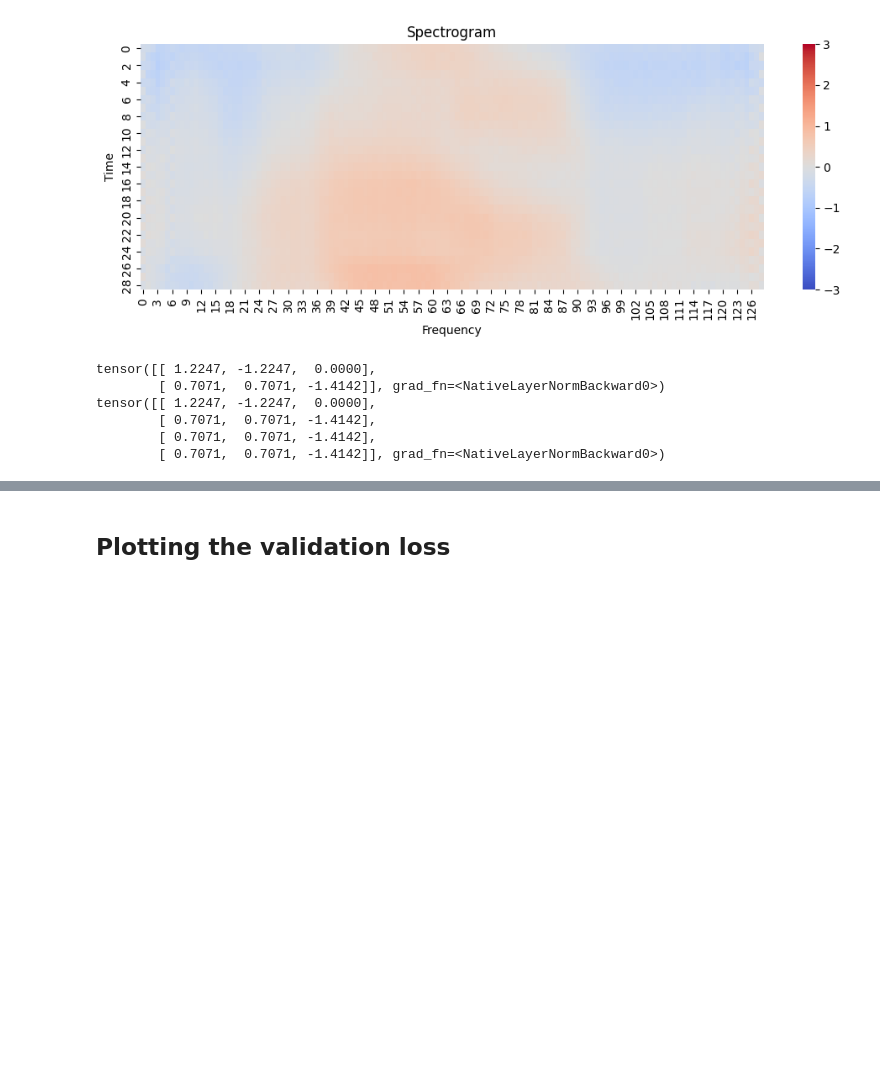
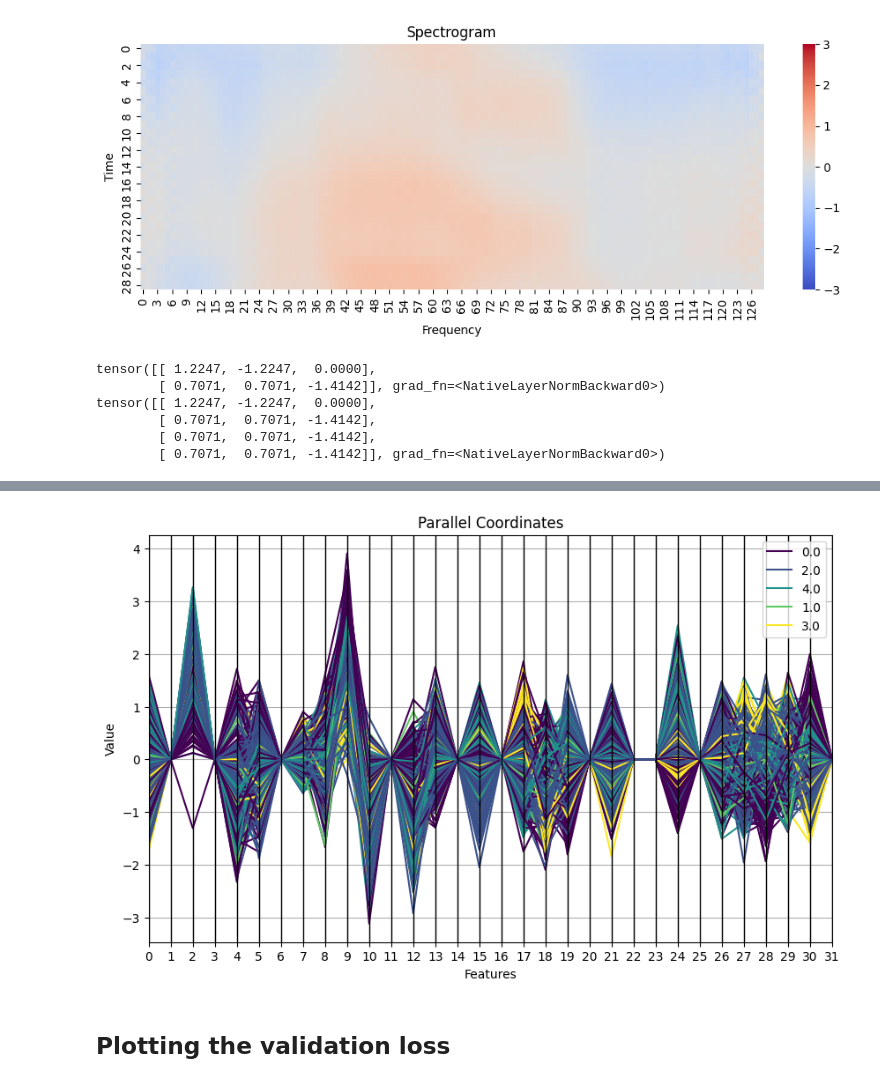
Before and after one commit to MatteoManni99/physioex, a Jupyter notebook: examples/autoencoder_experiments.ipynb, the cells around one changed output, grey strips where cells are left out. Saved outputs shown, nothing was run; the diff lists cells and outputs as text; code cells hidden in the pictures; blank space fills up the shorter version.

```diff
--- a/examples/autoencoder_experiments.ipynb
+++ b/examples/autoencoder_experiments.ipynb
@@ -542,3 +849,33 @@ plt.show()
+# %%
+from pandas.plotting import parallel_coordinates
+
+data = embeddings_array_ref
+colors = labels_array_ref
+percentage = 0.0005
+
+# pca = PCA(n_components=3)
+# pca_result = pca.fit_transform(data)
+
+if (percentage<1):
+        num_elements = int(len(data) * percentage)
+        random_indices = np.random.choice(len(data), num_elements, replace=False)
+
+        # Create new sampled arrays
+        data = embeddings_array_ref[random_indices]
+        colors = colors[random_indices]
+
+df = pd.DataFrame(data[:,:])
+df['phase'] = colors
+
+# Creare il Parallel Coordinates Plot
+plt.figure(figsize=(10, 6))
+parallel_coordinates(df, 'phase', colormap='viridis')
+plt.title('Parallel Coordinates')
+plt.xlabel('Features')
+plt.ylabel('Value')
+plt.show()
+# %% [output]
+[figure, added]
 # %% [markdown]
 ## Plotting the validation loss
 # %%
```
Also changed, not shown: parts of 33 cells of this notebook.
